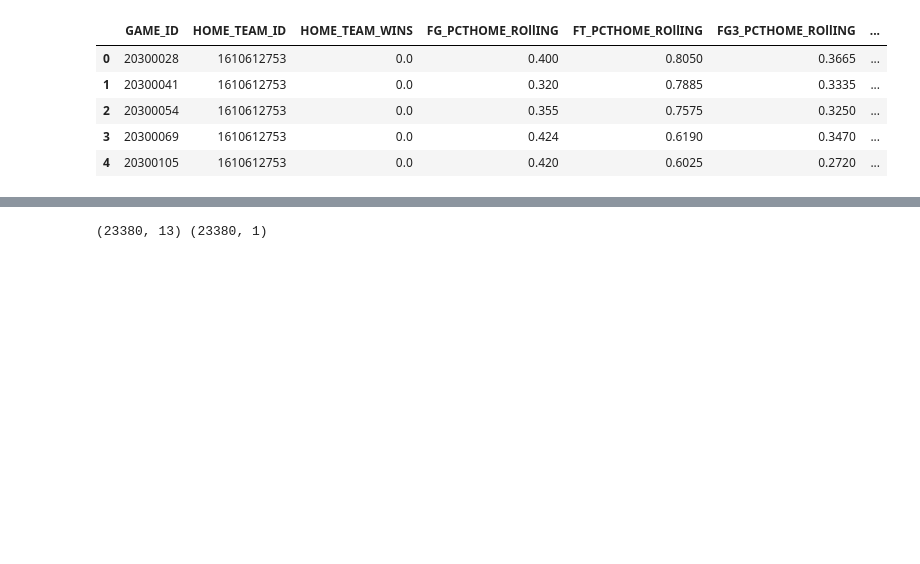
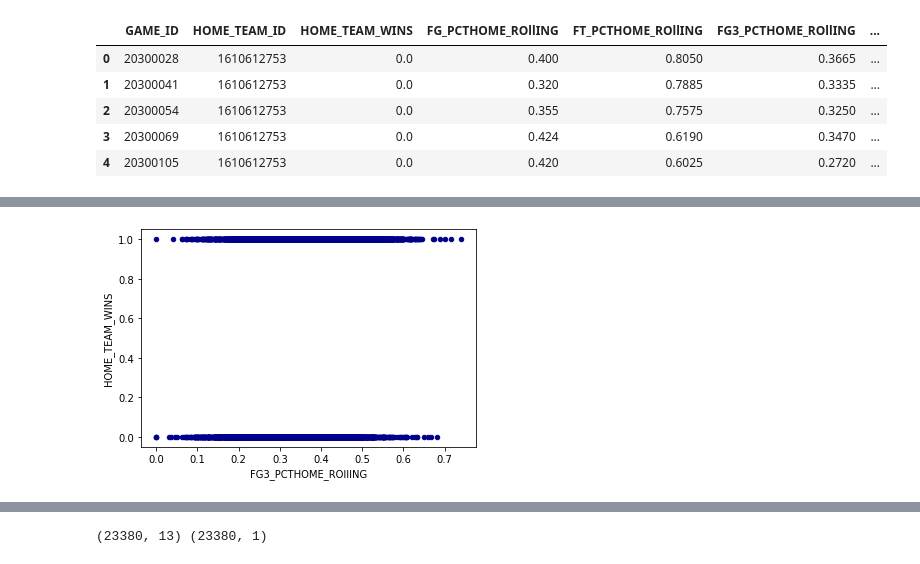
Before and after one commit to olivedisaster/final-project, a Jupyter notebook: rstest.ipynb, the cells around one changed output, grey strips where cells are left out. Cells and saved outputs as stored; diff of their text form; code cells hidden in the pictures; blank space fills up the shorter version.

```diff
--- a/rstest.ipynb
+++ b/rstest.ipynb
@@ -168,0 +277,6 @@ clean_data.head()
+# %%
+ax1 = clean_data.plot.scatter(x='FG3_PCTHOME_ROllING',
+                      y='HOME_TEAM_WINS',
+                      c='DarkBlue')
+# %% [output]
+[figure, added]
```
Also changed, not shown: parts of 21 cells of this notebook.
